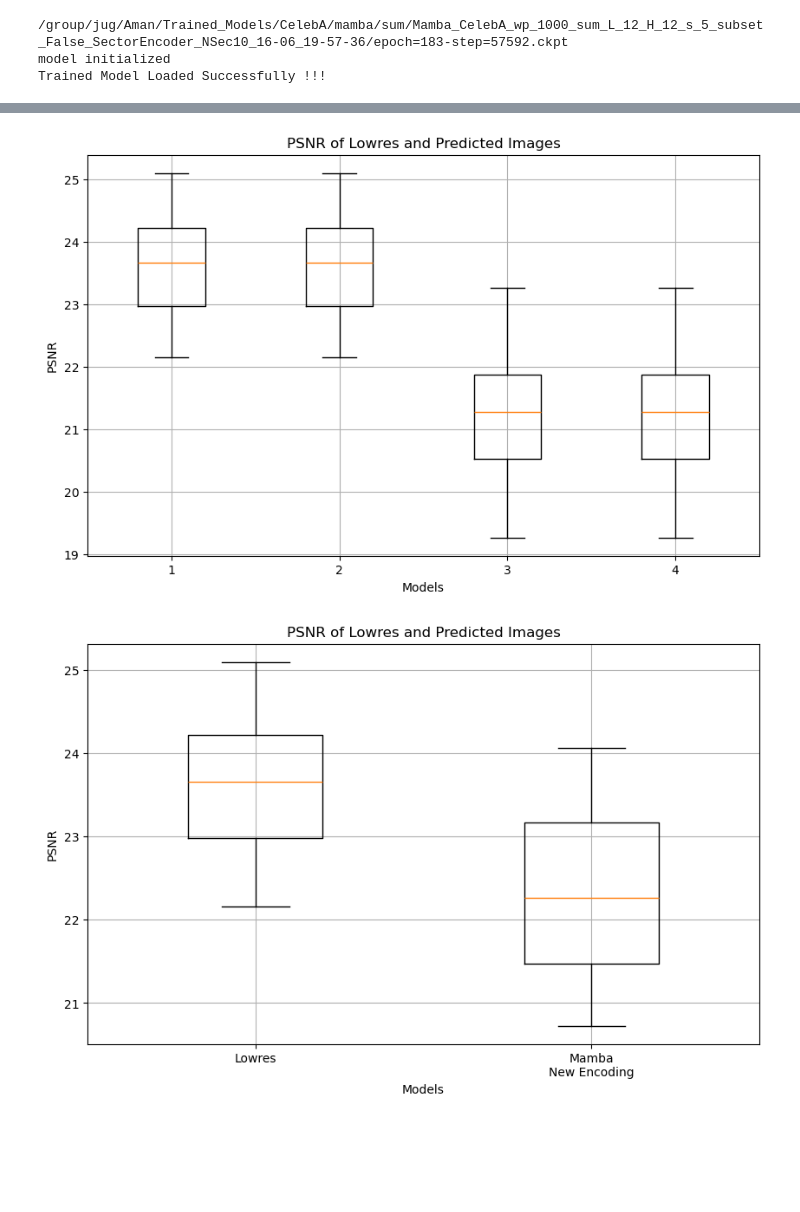
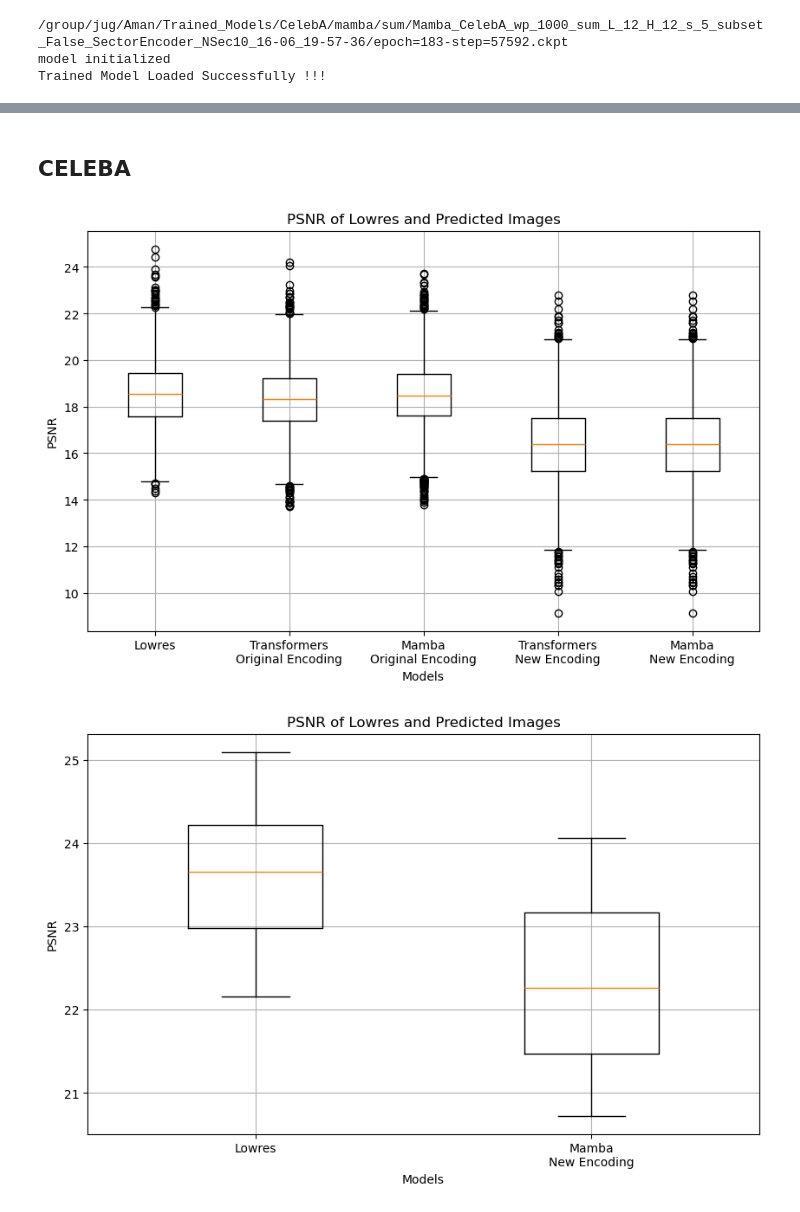
Before and after one commit to AmanKukde/FourierImageTransformer, a Jupyter notebook: my_new.ipynb, the cells around one changed output, grey strips where cells are left out. Cells and saved outputs as stored; diff of their text form; code cells hidden in the pictures; blank space fills up the shorter version.

```diff
--- a/my_new.ipynb
+++ b/my_new.ipynb
@@ -214,27 +258,34 @@ lowres_psnr[0], pred_psnr[0], gt_psnr[0]
+# %% [markdown]
+## CELEBA
 # %%
-lowres_all = torch.cat(dn_lowres_total)
-psnr_all = torch.cat(dn_pred_total)
-lowres_all_2 = torch.cat(lowres_total)
-psnr_all_2 = torch.cat(pred_total)
+# lowres_all = torch.cat(dn_lowres_total)
+# psnr_all = torch.cat(dn_pred_total)
+# lowres_all_2 = torch.cat(lowres_total)
+# psnr_all_2 = torch.cat(pred_total)
 
-# lr = torch.load('/group/jug/Aman/Inference/mamba/10-55-04/sum/CelebA/5/05_06-18_59_49/mamba_lowres.pt')
-# a = torch.load('/group/jug/Aman/Inference/fast/18-32-39/sum/CelebA/5/05_06-19_15_24/fast_pred.pt')
-# b = torch.load('/group/jug/Aman/Inference/mamba/10-55-04/sum/CelebA/5/05_06-18_59_49/mamba_pred.pt')|
-# c = torch.load('./MNIST_fast_pred.pt')
-# d = torch.load('./CelebA_mamba_pred_new_5rings.pt')
+# diff_1 = psnr_all - lowres_all
+# diff_2 = psnr_all_2 - lowres_all
+# !CELEBA
+lr = torch.load('/group/jug/Aman/Inference/mamba/10-55-04/sum/CelebA/5/05_06-18_59_49/mamba_lowres.pt')
+a = torch.load('/group/jug/Aman/Inference/fast/18-32-39/sum/CelebA/5/05_06-19_15_24/fast_pred.pt')
+b = torch.load('/group/jug/Aman/Inference/mamba/10-55-04/sum/CelebA/5/05_06-18_59_49/mamba_pred.pt')
+c = torch.load('./MNIST_fast_pred.pt')
+d = torch.load('./CelebA_mamba_pred_new_5rings.pt')
 
-
+# diff_old_1 = a - lr
+# diff_old_2 = b - lr
 fig, ax = plt.subplots(figsize=(10, 6))
 
 
-# ax.boxplot([lowres_all.cpu().numpy(),a.cpu().numpy(),b.cpu().numpy(),d.cpu().numpy()], widths= 0.4, labels = ['Lowres','Transformers\nOriginal Encoding','Mamba\nOriginal Encoding','Mamba\nNew Encoding']);
-ax.boxplot([lowres_all.cpu().numpy(),lowres_all_2.cpu(),psnr_all.cpu().numpy(),psnr_all_2.cpu()], widths= 0.4)
+ax.boxplot([lr.cpu().numpy(),a.cpu().numpy(),b.cpu().numpy(),d.cpu().numpy(),d.cpu().numpy()], widths= 0.4, labels = ['Lowres','Transformers\nOriginal Encoding','Mamba\nOriginal Encoding','Transformers\nNew Encoding','Mamba\nNew Encoding']);
+# ax.boxplot([lowres_all.cpu().numpy(),lowres_all_2.cpu(),psnr_all.cpu().numpy(),psnr_all_2.cpu()], widths= 0.4)
+# ax.boxplot([diff_old_1.cpu(),diff_old_2.cpu(), diff_1.cpu(),diff_2.cpu()], widths= 0.4)
 ax.set_xlabel("Models")
 ax.set_ylabel("PSNR")
 ax.grid()
 ax.title.set_text(f"PSNR of Lowres and Predicted Images")
 # %% [output]
-[figure, old version]
+[figure, new version]
 # %%
 # %% [output]
 [figure]
```
Also changed, not shown: parts of 19 cells of this notebook, 7 other files.
